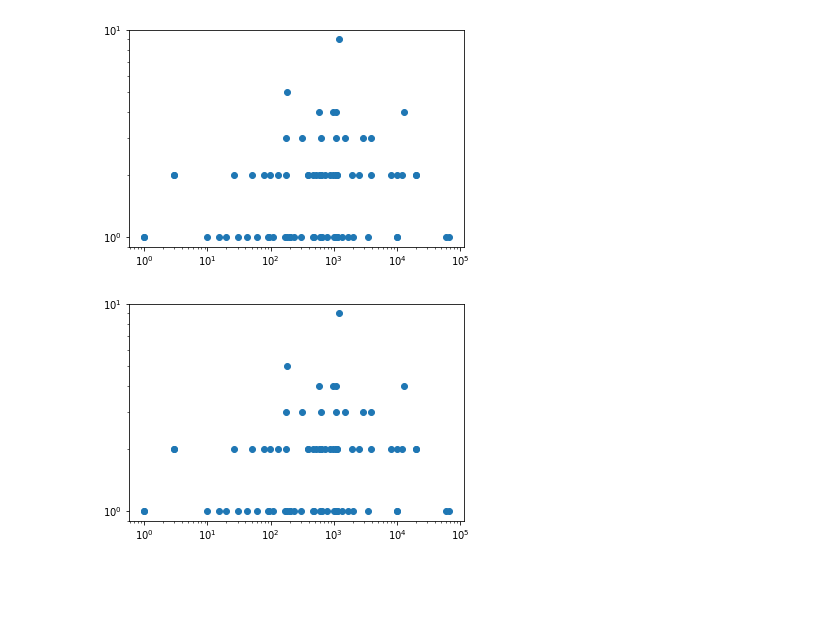
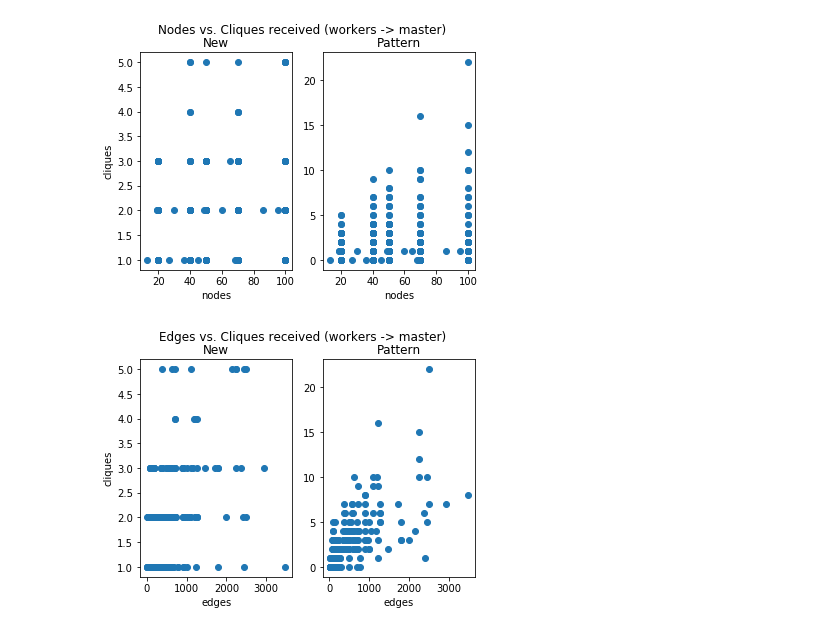
Before and after one commit to fi-uba-t3/max-clique, a Jupyter notebook: metrics-analysis.ipynb, the cells around one changed output. Cells and saved outputs as stored; diff of their text form; code cells hidden in the pictures; blank space fills up the shorter version.

```diff
--- a/metrics-analysis.ipynb
+++ b/metrics-analysis.ipynb
@@ -124,27 +112,25 @@ plt.show()
 # %%
 #
 # Nodes vs. Cliques received (workers -> master)
 #
 
 fig, (ax_new, ax_pattern) = plt.subplots(1, 2)
 
+fig.suptitle('Nodes vs. Cliques received (workers -> master)')
+
 # "New Algorithm"
 ax_new.plot(nodes_new, count_of_cliques_received_new, 'o')
-ax_new.xlabel('nodes')
-ax_new.ylabel('cliques')
-ax_new.xscale('log')
-ax_new.yscale('log')
+ax_new.set(xlabel='nodes', ylabel='cliques')
+ax_new.set_title('New')
 
 # "Pattern Algorithm"
 ax_pattern.plot(nodes_pattern, count_of_cliques_received_pattern, 'o')
-ax_pattern.xlabel('nodes')
-ax_pattern.ylabel('cliques')
-ax_pattern.xscale('log')
-ax_pattern.yscale('log')
+ax_pattern.set(xlabel='nodes')
+ax_pattern.set_title('Pattern')
 
 plt.show()
 # %% [output]
-[figure, old version]
+[figure, new version]
 # %%
 #
 # Edges vs. Cliques received (workers -> master)
@@ -152,20 +138,19 @@ plt.show()
 
 fig, (ax_new, ax_pattern) = plt.subplots(1, 2)
 
+fig.suptitle('Edges vs. Cliques received (workers -> master)')
+
 # "New Algorithm"
 ax_new.plot(edges_new, count_of_cliques_received_new, 'o')
-ax_new.xlabel('egdes')
-ax_new.ylabel('cliques')
-ax_new.xscale('log')
-ax_new.yscale('log')
+ax_new.set(xlabel='edges', ylabel='cliques')
+ax_new.set_title('New')
 
 # "Pattern Algorithm"
 ax_pattern.plot(edges_pattern, count_of_cliques_received_pattern, 'o')
-ax_pattern.xlabel('edges')
-ax_pattern.ylabel('cliques')
-ax_pattern.xscale('log')
-ax_pattern.yscale('log')
+ax_pattern.set(xlabel='edges')
+ax_pattern.set_title('Pattern')
+
 
 plt.show()
 # %% [output]
-[figure, old version]
+[figure, new version]
```
Also changed, not shown: parts of 6 cells of this notebook.
